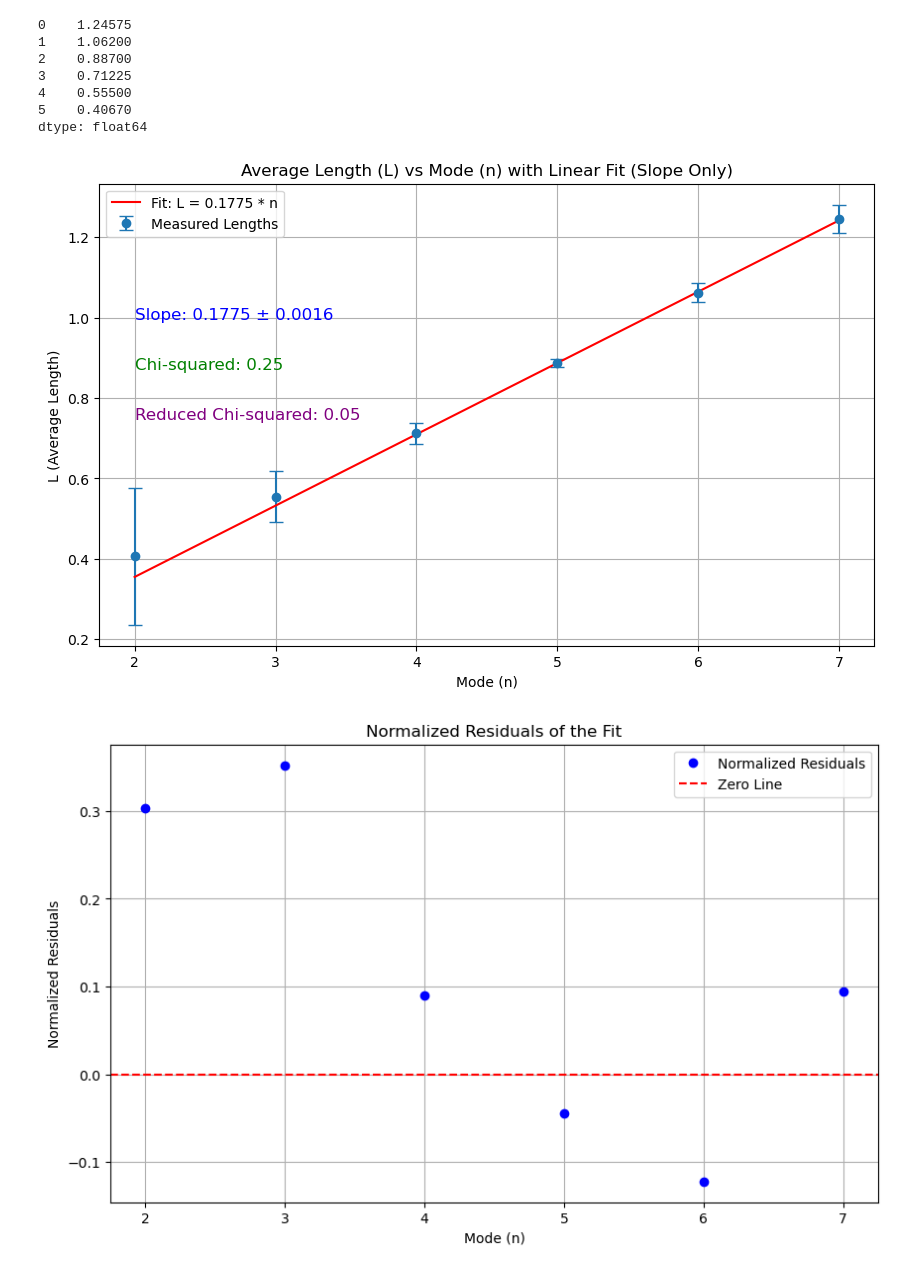
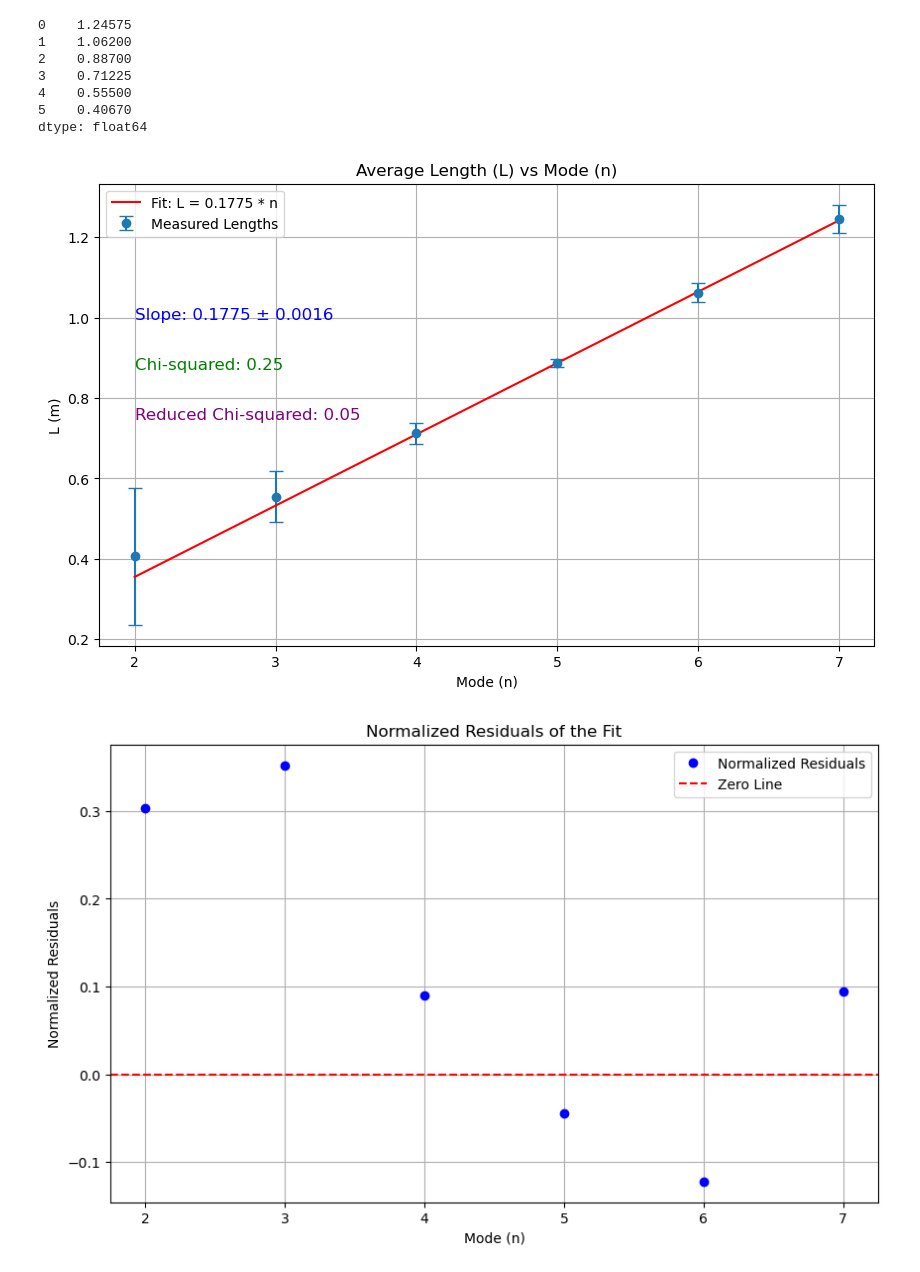
Before and after one commit to Faith-Qiao/physics5bl, a Jupyter notebook: lab11/lab11.ipynb, the cells around one changed output. Cells and saved outputs as stored; diff of their text form; code cells hidden in the pictures.

```diff
--- a/lab11/lab11.ipynb
+++ b/lab11/lab11.ipynb
@@ -155,34 +157,34 @@ slope_err = np.sqrt(np.diag(pcov))[0]
 residuals = measured_lengths - linear_slope_only(part3["mode"], slope)
 chi_squared = np.sum((residuals / length_errors) ** 2)
 degrees_of_freedom = len(part3["mode"]) - 1
 reduced_chi_squared = chi_squared / degrees_of_freedom
 
 normalized_residuals = residuals / length_errors
 
 plt.figure(figsize=(10, 6), dpi=100)
 plt.errorbar(part3["mode"], measured_lengths, yerr=length_errors, fmt='o', label='Measured Lengths', capsize=5)
 plt.plot(part3["mode"], linear_slope_only(part3["mode"], slope), label=f'Fit: L = {slope:.4f} * n', linestyle='-', color='red')
 plt.xlabel('Mode (n)')
-plt.ylabel('L (Average Length)')
-plt.title('Average Length (L) vs Mode (n) with Linear Fit (Slope Only)')
+plt.ylabel('L (m)')
+plt.title('Average Length (L) vs Mode (n)')
 plt.legend()
 
 plt.text(min(part3["mode"]), max(measured_lengths) * 0.8, f'Slope: {slope:.4f} ± {slope_err:.4f}', fontsize=12, color='blue')
 plt.text(min(part3["mode"]), max(measured_lengths) * 0.7, f'Chi-squared: {chi_squared:.2f}', fontsize=12, color='green')
 plt.text(min(part3["mode"]), max(measured_lengths) * 0.6, f'Reduced Chi-squared: {reduced_chi_squared:.2f}', fontsize=12, color='purple')
 
 plt.grid(True)
 plt.show()
 
 plt.figure(figsize=(10, 6), dpi=100)
 plt.plot(part3["mode"], normalized_residuals, 'o', color='blue', label='Normalized Residuals')
 plt.axhline(0, color='red', linestyle='--', label='Zero Line')
 plt.xlabel('Mode (n)')
 plt.ylabel('Normalized Residuals')
 plt.title('Normalized Residuals of the Fit')
 plt.legend()
 plt.grid(True)
 plt.show()
 # %% [output]
-[figure, old version]
+[figure, new version]
 [figure]
```
Also changed, not shown: parts of 2 cells of this notebook, 3 other files.
